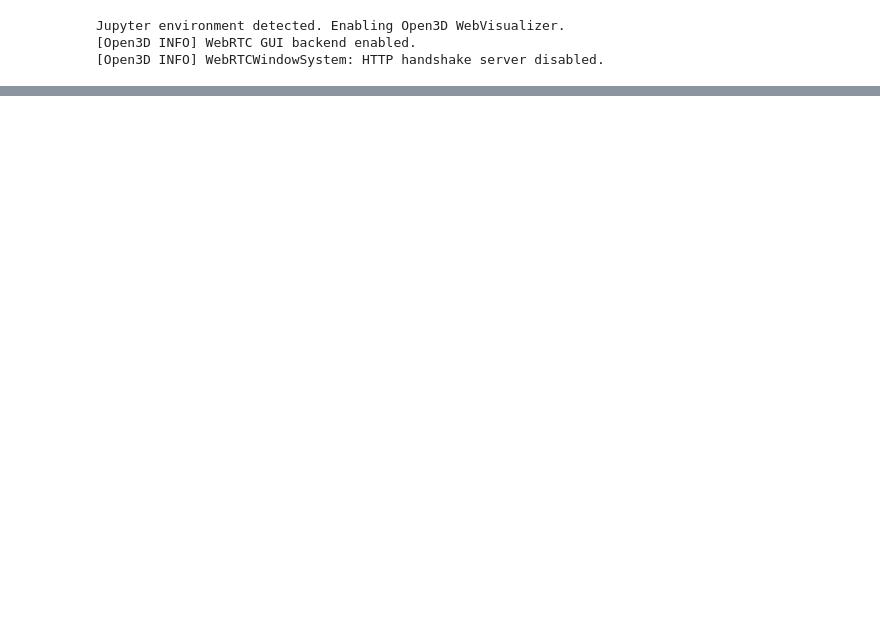
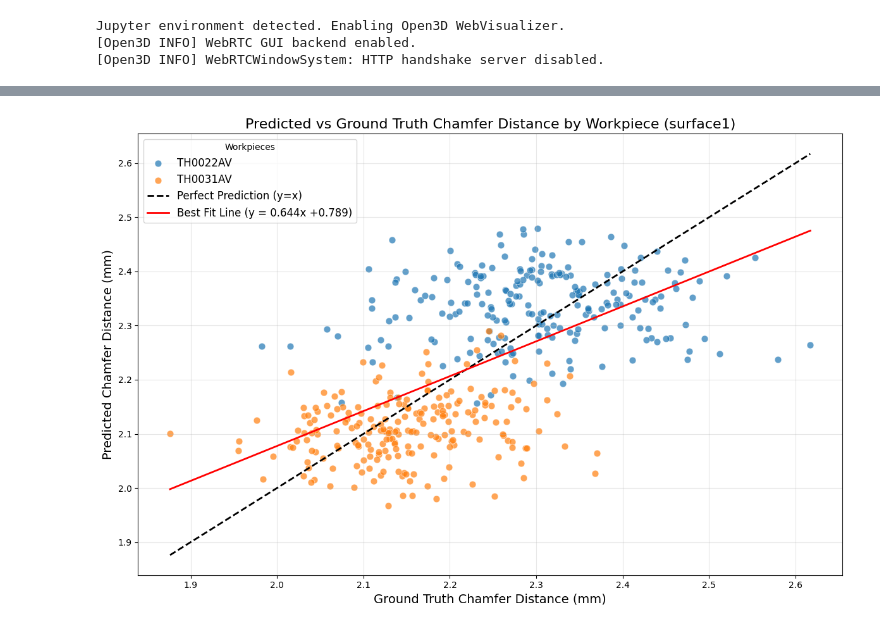
Before and after one commit to alvannauval/pointnet_pytorch_reflective, a Jupyter notebook: 2_inference.ipynb, the cells around one changed output, grey strips where cells are left out. Cells and saved outputs as stored; diff of their text form; code cells hidden in the pictures; blank space fills up the shorter version.

```diff
--- a/2_inference.ipynb
+++ b/2_inference.ipynb
@@ -389,0 +396,43 @@ Loading results from inference_results_pointnet2_sampler.csv...
+# %%
+# ==========================================
+# PARITY PLOT BY WORKPIECE (FILTERED BY SURFACE)
+# ==========================================
+import matplotlib.pyplot as plt
+import numpy as np
+
+TARGET_SURFACE_PLOT = 'surface1' # Change this to focus on a different surface
+
+plt.figure(figsize=(12, 8))
+df['Workpiece'] = df['Filename'].apply(lambda x: x.split('/')[0])
+
+df_filtered = df[df['Surface'] == TARGET_SURFACE_PLOT]
+workpieces = df_filtered['Workpiece'].unique()
+colors = plt.cm.tab10.colors
+
+for i, wp in enumerate(workpieces):
+    subset = df_filtered[df_filtered['Workpiece'] == wp]
+    plt.scatter(subset['GroundTruth_CD'], subset['Predicted_CD'],
+                alpha=0.7, color=colors[i % len(colors)], edgecolor='white', linewidth=0.5, label=wp, s=60)
+
+y_true = df_filtered['GroundTruth_CD'].values
+y_pred = df_filtered['Predicted_CD'].values
+if len(y_true) > 0 and len(y_pred) > 0:
+    min_val = min(min(y_true), min(y_pred))
+    max_val = max(max(y_true), max(y_pred))
+
+    # Perfect Prediction Line (y = x)
+    plt.plot([min_val, max_val], [min_val, max_val], color='black', linestyle='--', linewidth=2, label='Perfect Prediction (y=x)')
+
+    # Overall Best Fit Line (Linear Regression)
+    m, b = np.polyfit(y_true, y_pred, 1)
+    plt.plot([min_val, max_val], [m*min_val + b, m*max_val + b], color='red', linestyle='-', linewidth=2, label=f'Best Fit Line (y = {m:.3f}x {b:+.3f})')
+
+plt.title(f'Predicted vs Ground Truth Chamfer Distance by Workpiece ({TARGET_SURFACE_PLOT})', fontsize=16)
+plt.xlabel('Ground Truth Chamfer Distance (mm)', fontsize=14)
+plt.ylabel('Predicted Chamfer Distance (mm)', fontsize=14)
+plt.legend(fontsize=12, loc='best', title='Workpieces')
+plt.grid(True, alpha=0.3)
+plt.tight_layout()
+plt.show()
+# %% [output]
+[figure, added]
```
Also changed, not shown: parts of 4 cells of this notebook, 12 other files.
